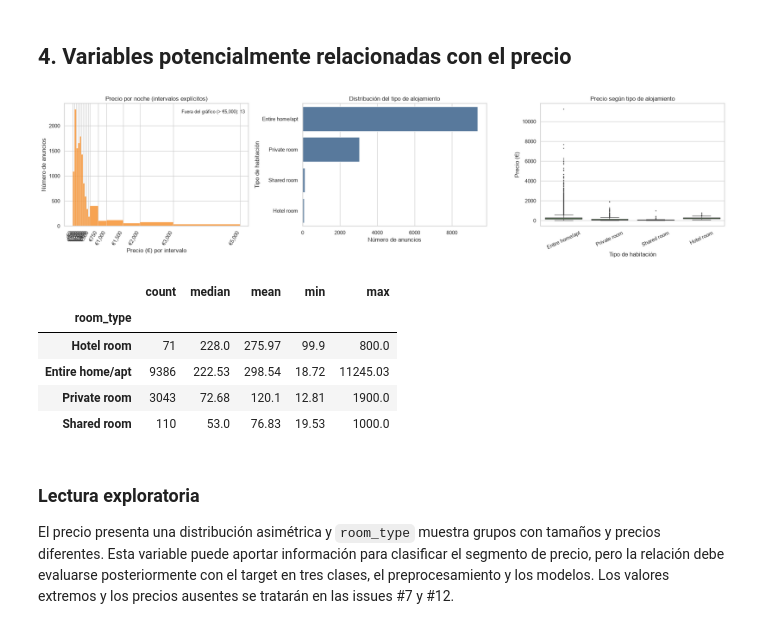
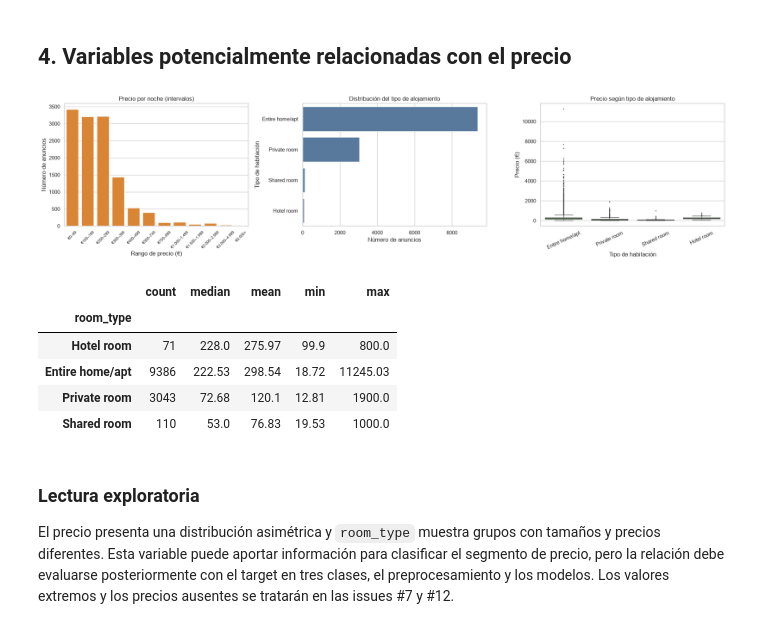
Before and after one commit to T6-P5-Classification/bcn-price-classifier, a Jupyter notebook: notebooks/01a_eda_initial.ipynb, the cells around one changed output. Cells and saved outputs as stored; diff of their text form; code cells hidden in the pictures.

Commit message:
fix: improve price histogram readability

```diff
--- a/notebooks/01a_eda_initial.ipynb
+++ b/notebooks/01a_eda_initial.ipynb
@@ -168,42 +168,42 @@ display(eda[available].describe().T.round(2))
 # %%
 # Estas visualizaciones son exploratorias: muestran asociaciones, no causalidad.
 room_price = eda.dropna(subset=["price_numeric", "room_type"]).copy()
 fig, axes = plt.subplots(1, 3, figsize=(20, 5))
 
-price_bins = [0, 50, 100, 150, 200, 250, 300, 350, 400, 450, 500, 750, 1000, 1500, 2000, 3000, 5000]
-price_for_plot = eda.loc[eda["price_numeric"].between(0, price_bins[-1]), "price_numeric"].dropna()
-sns.histplot(price_for_plot, bins=price_bins, ax=axes[0], color="#F58518", edgecolor="white")
-axes[0].set_title("Precio por noche (intervalos explícitos)")
-axes[0].set_xlabel("Precio (€) por intervalo")
+price_bins = [0, 100, 200, 300, 400, 500, 750, 1000, 1500, 2000, 3000, 5000, np.inf]
+price_labels = ["€0–99", "€100–199", "€200–299", "€300–399", "€400–499", "€500–749", "€750–999", "€1.000–1.499", "€1.500–1.999", "€2.000–2.999", "€3.000–4.999", "€5.000+"]
+price_values = eda["price_numeric"]
+price_bucket = pd.cut(price_values, bins=price_bins, labels=price_labels, right=False)
+price_counts = price_bucket.value_counts(sort=False).reindex(price_labels, fill_value=0)
+sns.barplot(x=price_counts.index, y=price_counts.values, ax=axes[0], color="#F58518", edgecolor="white")
+axes[0].set_title("Precio por noche (intervalos)")
+axes[0].set_xlabel("Rango de precio (€)")
 axes[0].set_ylabel("Número de anuncios")
-axes[0].set_xticks(price_bins)
-axes[0].set_xticklabels([f"€{value:,}" for value in price_bins], rotation=60, ha="right")
-above_limit = int((eda["price_numeric"] > price_bins[-1]).sum())
-axes[0].text(0.98, 0.95, f"Fuera del gráfico (> €{price_bins[-1]:,}): {above_limit:,}", transform=axes[0].transAxes, ha="right", va="top", fontsize=9)
+axes[0].tick_params(axis="x", rotation=45, labelsize=8)
 
 room_order = room_price["room_type"].value_counts().index
 sns.countplot(data=room_price, y="room_type", order=room_order, ax=axes[1], color="#4C78A8")
 axes[1].set_title("Distribución del tipo de alojamiento")
 axes[1].set_xlabel("Número de anuncios")
 axes[1].set_ylabel("Tipo de habitación")
 
 sns.boxplot(data=room_price, x="room_type", y="price_numeric", order=room_order, ax=axes[2], color="#54A24B", fliersize=1)
 axes[2].set_title("Precio según tipo de alojamiento")
 axes[2].set_xlabel("Tipo de habitación")
 axes[2].set_ylabel("Precio (€)")
 axes[2].tick_params(axis="x", rotation=25)
 
 plt.tight_layout()
 plt.show()
 
 display(
     room_price.groupby("room_type", observed=True)["price_numeric"]
     .agg(["count", "median", "mean", "min", "max"])
     .sort_values("median", ascending=False)
     .round(2)
 )
 # %% [output]
-[figure, old version]
+[figure, new version]
 |  | count | median | mean | min | max |
 | room_type |  |  |  |  |  |
 | Hotel room | 71 | 228.0 | 275.97 | 99.9 | 800.0 |
```
